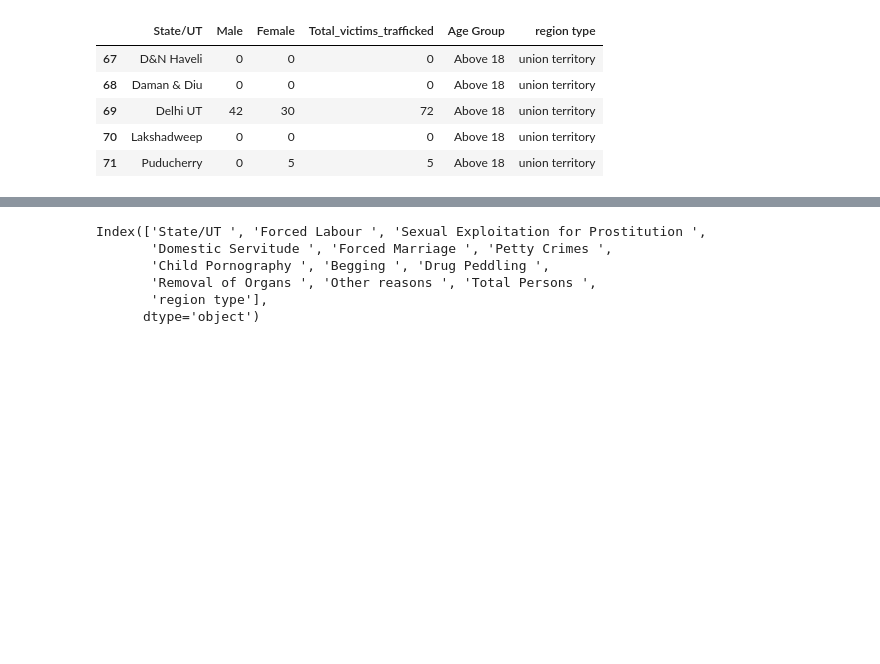
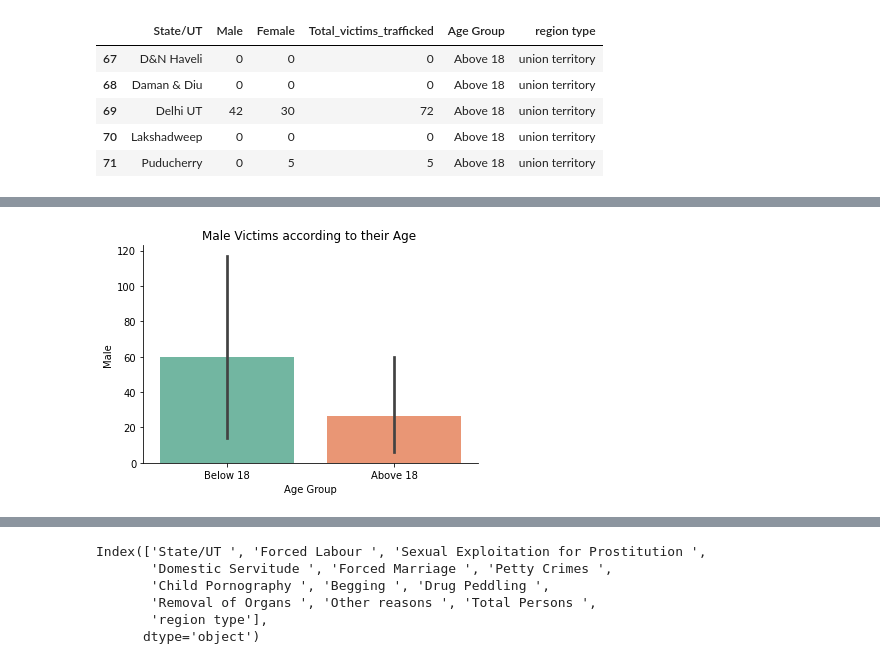
Before and after one commit to Emjeeey/ITBA-3205_FoodHacks, a Jupyter notebook: 404_Final_Project.ipynb, the cells around one changed output, grey strips where cells are left out. Drawn from its saved outputs; the diff is of its cells as text; code cells hidden in the pictures; blank space fills up the shorter version.

```diff
--- a/404_Final_Project.ipynb
+++ b/404_Final_Project.ipynb
@@ -109,3 +136,11 @@ sns.relplot(x="Male", y="Female", hue="Age Group", data=CleanVT)
+# %%
+sns.set_palette('Set2')
+sns.barplot(x='Age Group', y= 'Male', data= CleanVT)
+
+plt.title("Male Victims according to their Age ")
+sns.despine()
+# %% [output]
+[figure, added]
 # %%
 #dataset for Purpose of trafficking
 # %%
```
Also changed, not shown: parts of 35 cells of this notebook.
